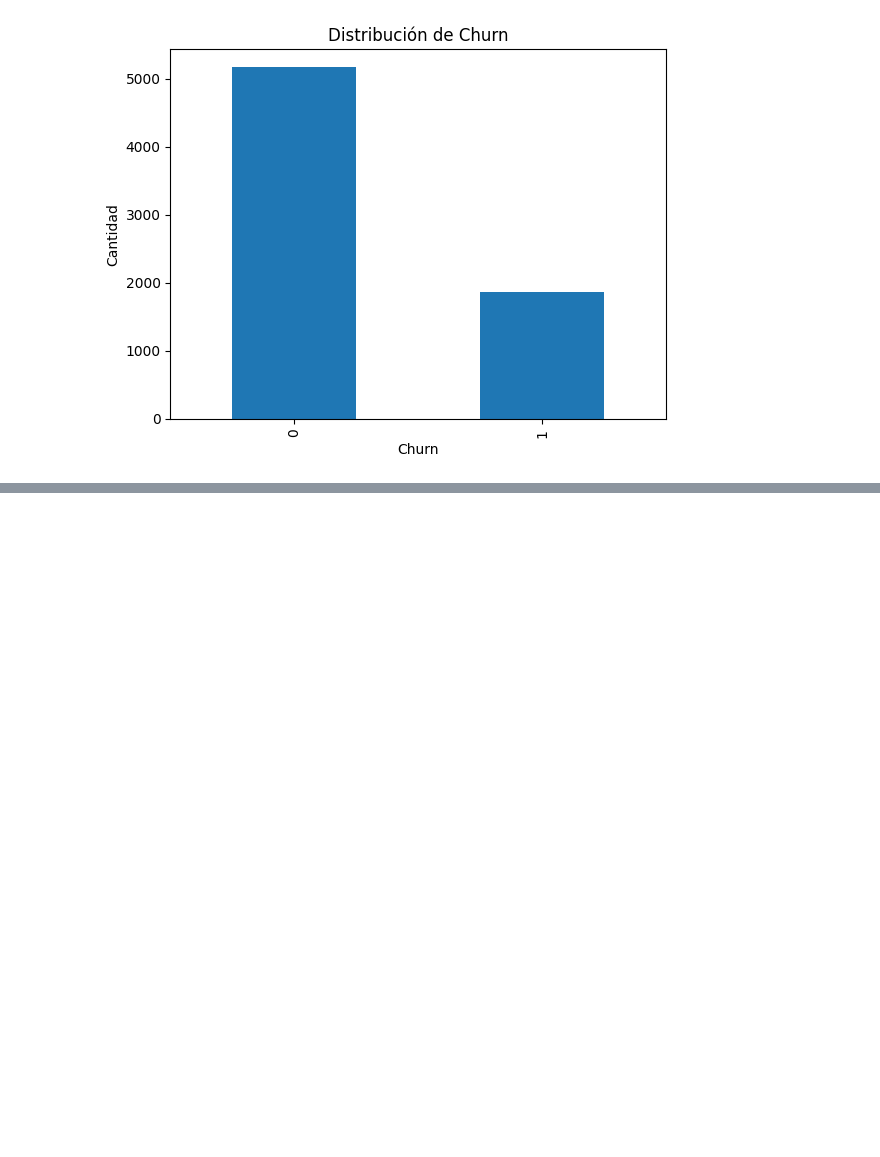
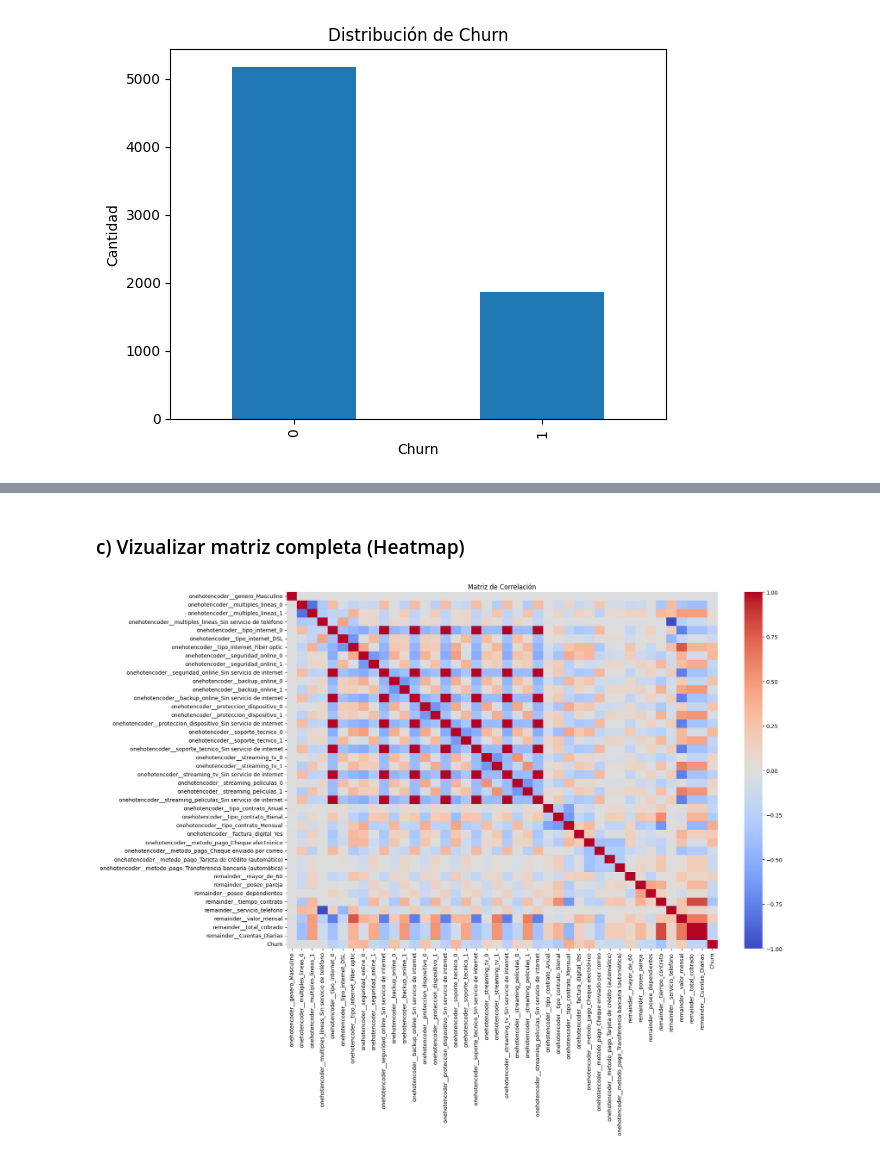
Before and after one commit to rocioivonneperezgonzalez-ship-it/Telecom-X-Parte-2-Predicci-n-de-Cancelaci-n-Churn-, a Jupyter notebook: Telecom_X_–_Parte_2_Predicción_de_Cancelación_(Churn).ipynb, the cells around one changed output, grey strips where cells are left out. Drawn from its saved outputs; the diff is of its cells as text; code cells hidden in the pictures; blank space fills up the shorter version.

```diff
--- a/Telecom_X_–_Parte_2_Predicción_de_Cancelación_(Churn).ipynb
+++ b/Telecom_X_–_Parte_2_Predicción_de_Cancelación_(Churn).ipynb
@@ -256,0 +298,13 @@ La variable objetivo presenta un desbalance moderado, con aproximadamente X% de
+# %%
+# Convertir y en DataFrame
+y_df = pd.DataFrame(y, columns=['Churn'])
+
+# Asegurarnos que X sea DataFrame
+# X es actualmente un array de NumPy. Necesitamos convertirlo a un DataFrame con los nombres de columna correctos.
+columnas_originales = one_hot.get_feature_names_out() # Obtener los nombres de las características del transformador one-hot
+X = pd.DataFrame(X, columns=columnas_originales) # Convertir X (array de NumPy) a DataFrame con los nombres de columna correctos
+
+# Unir X y y
+datos_modelo = pd.concat([X, y_df], axis=1)
+
+datos_modelo.head()
@@ -256,0 +321,4 @@ La variable objetivo presenta un desbalance moderado, con aproximadamente X% de
+# %%
+correlacion = datos_modelo.corr()
+
+correlacion.head()
@@ -256,0 +333,12 @@ La variable objetivo presenta un desbalance moderado, con aproximadamente X% de
+# %% [markdown]
+### c) Vizualizar matriz completa (Heatmap)
+# %%
+import matplotlib.pyplot as plt
+import seaborn as sns
+
+plt.figure(figsize=(18,12))
+sns.heatmap(correlacion, cmap='coolwarm', center=0)
+plt.title("Matriz de Correlación")
+plt.show()
+# %% [output]
+[figure, added]
```
Also changed, not shown: parts of 38 cells of this notebook.
